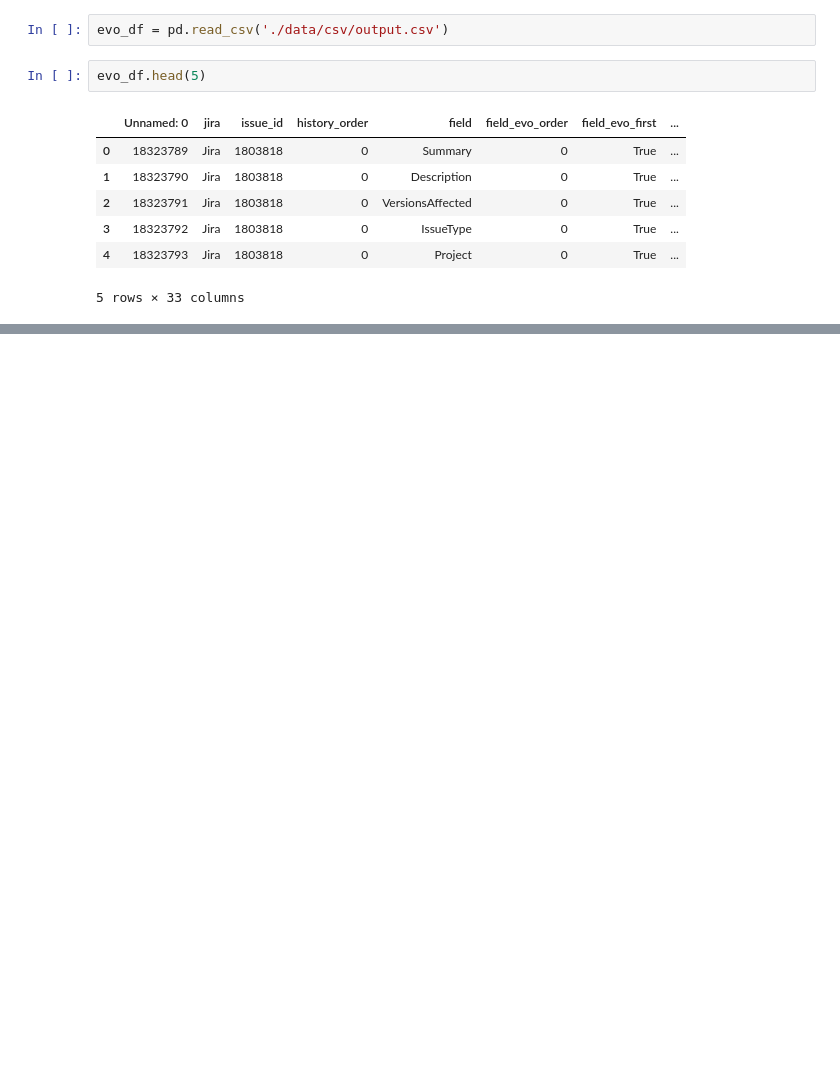
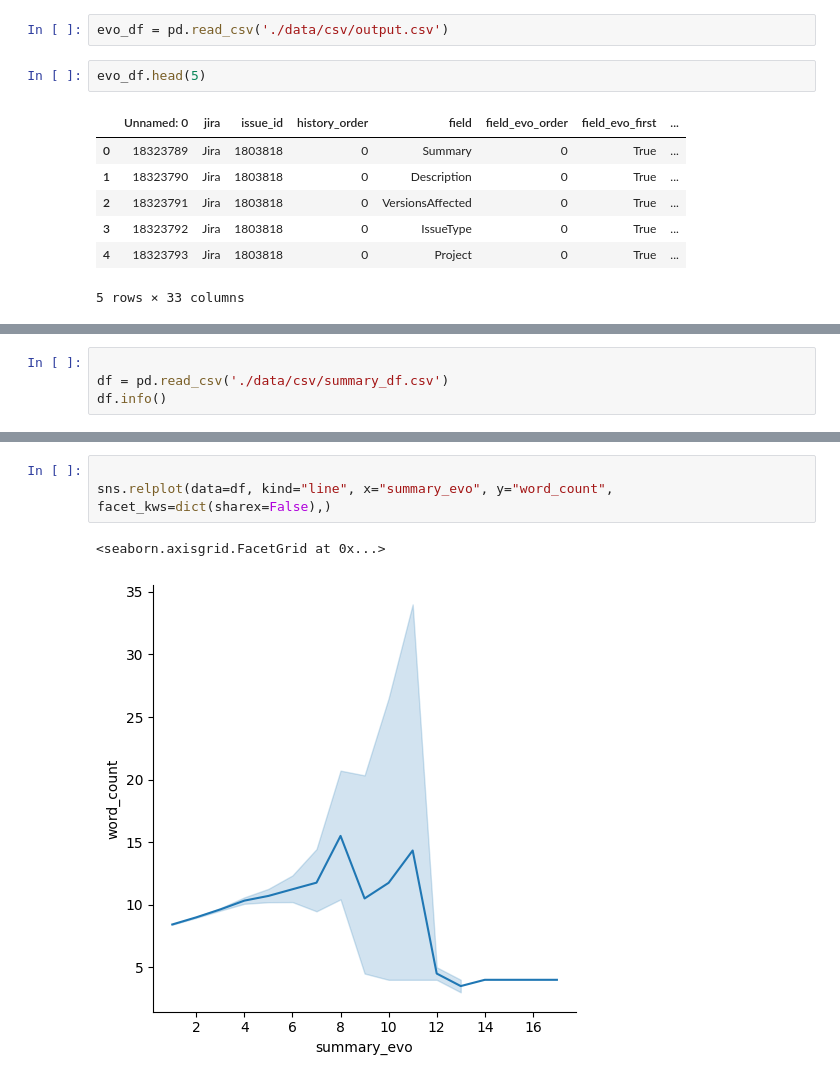
Before and after one commit to Piet777/master-thesis, a Jupyter notebook: summaryLength.ipynb, the cells around one changed output, grey strips where cells are left out. Cells and saved outputs as stored; diff of their text form; blank space fills up the shorter version.

```diff
--- a/summaryLength.ipynb
+++ b/summaryLength.ipynb
@@ -47,0 +109,4 @@ print(summary_df["issue_id"].unique())
+# %%
+
+df = pd.read_csv('./data/csv/summary_df.csv')
+df.info()
@@ -47,0 +166,6 @@ print(summary_df["issue_id"].unique())
+# %%
+
+sns.relplot(data=df, kind="line", x="summary_evo", y="word_count", facet_kws=dict(sharex=False),)
+# %% [output]
+<seaborn.axisgrid.FacetGrid at 0x...>
+[figure, added]
```
Also changed, not shown: parts of 29 cells of this notebook.
